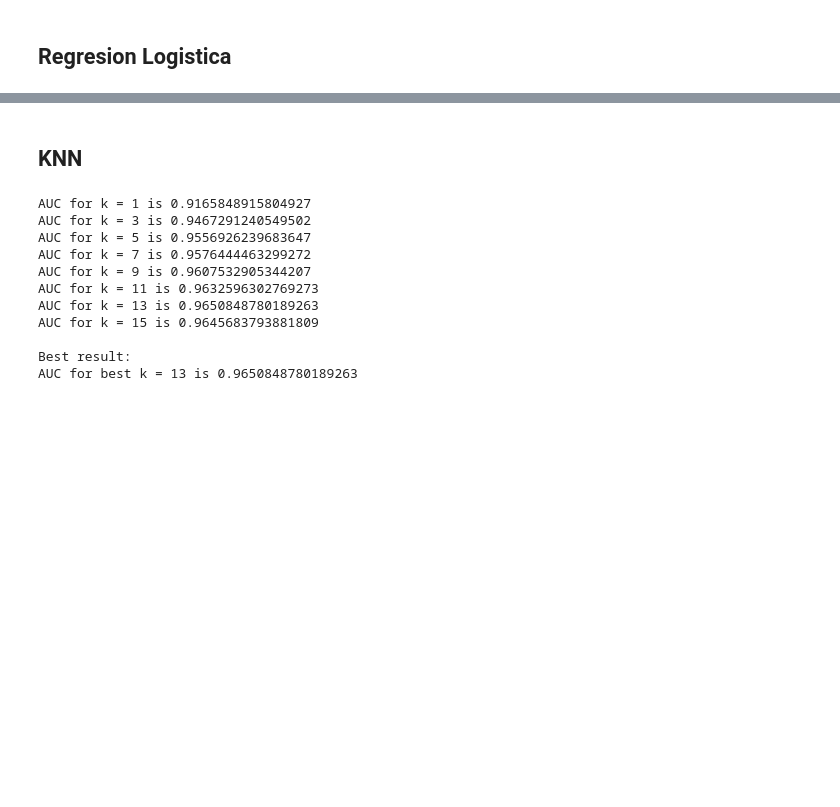
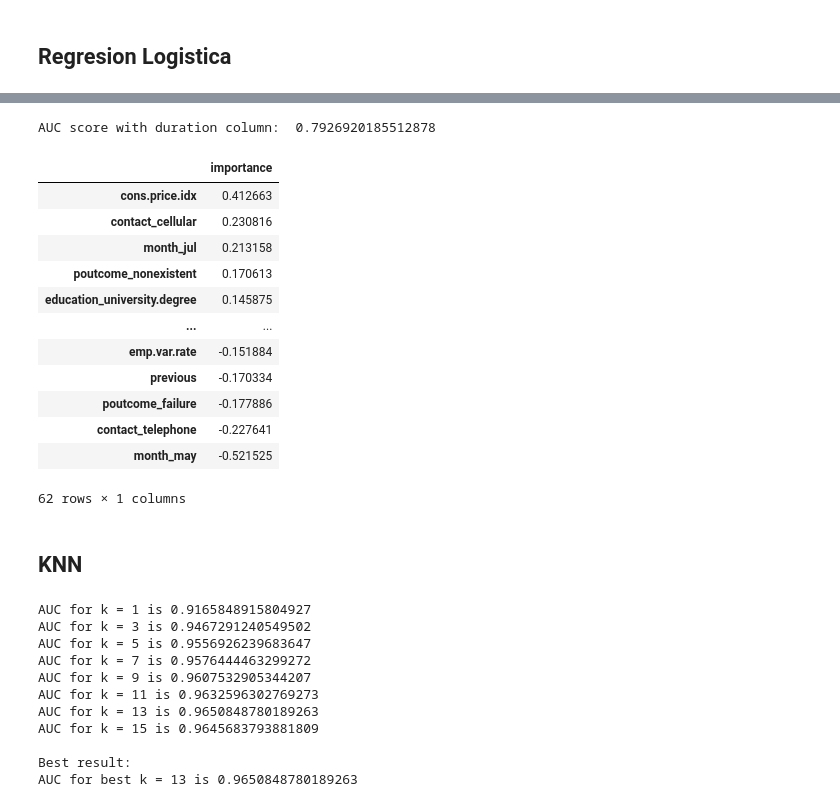
Before and after one commit to mabritos/CCDD, a Jupyter notebook: TrabajoFinal CCDD.ipynb, the cells around one changed output, grey strips where cells are left out. Saved outputs shown, nothing was run; the diff lists cells and outputs as text; code cells hidden in the pictures; blank space fills up the shorter version.

```diff
--- a/TrabajoFinal CCDD.ipynb
+++ b/TrabajoFinal CCDD.ipynb
@@ -689,3 +747,27 @@ AUC score with duration column:  0.9887280487601182
+# %%
+model = LogisticRegression(class_weight='balanced', max_iter=1000)
+model.fit(X_train_one2, y_train_one2)
+y_pred = model.predict_proba(X_test_one2)
+
+print("AUC score sin el atributo duracion: ", roc_auc_score(y_test_one2, y_pred[:,1]))
+
+coef_importance = pd.DataFrame(data=np.array(model.coef_).transpose(), columns=["importance"], index=X_one.columns)
+coef_importance.sort_values('importance', ascending=False)
+# %% [output]
+AUC score with duration column:  0.7926920185512878
+|  | importance |
+| cons.price.idx | 0.412663 |
+| contact_cellular | 0.230816 |
+| month_jul | 0.213158 |
+| poutcome_nonexistent | 0.170613 |
+| education_university.degree | 0.145875 |
+| ... | ... |
+| emp.var.rate | -0.151884 |
+| previous | -0.170334 |
+| poutcome_failure | -0.177886 |
+| contact_telephone | -0.227641 |
+| month_may | -0.521525 |
+62 rows × 1 columns
 # %% [markdown]
 ## KNN
 # %%
```
Also changed, not shown: parts of 12 cells of this notebook.
